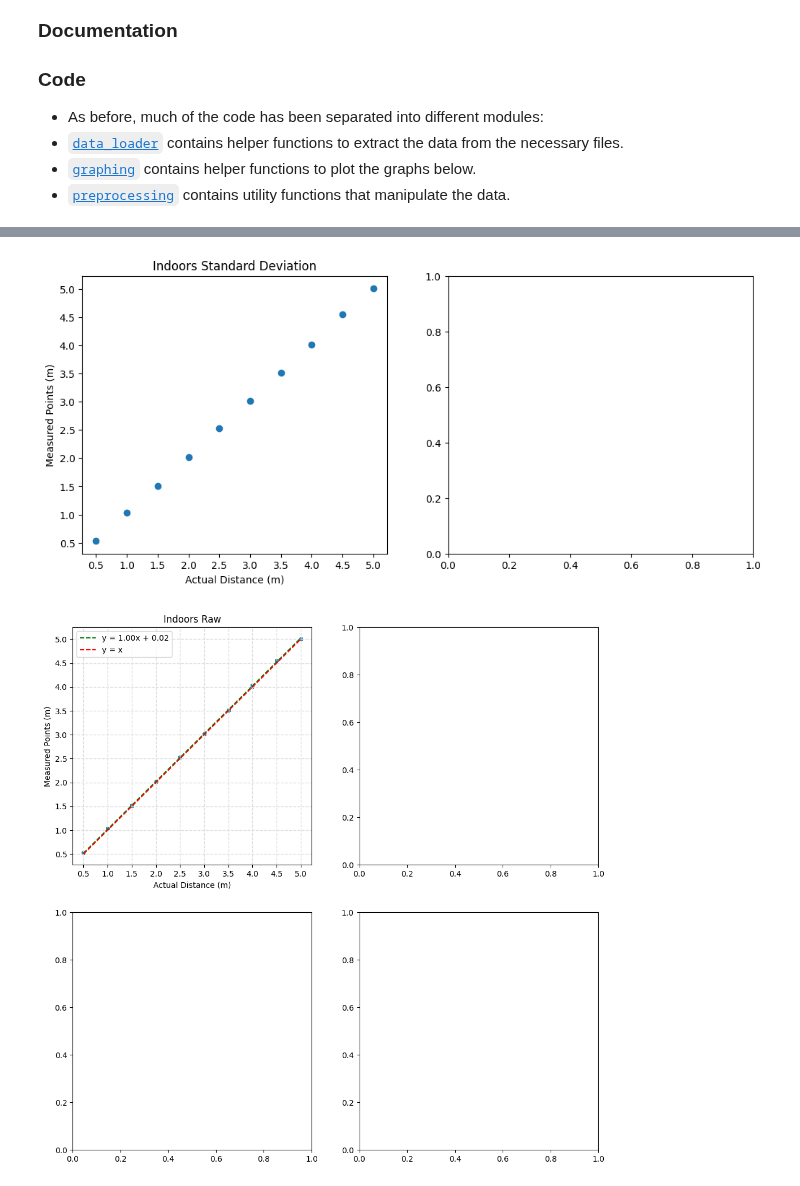
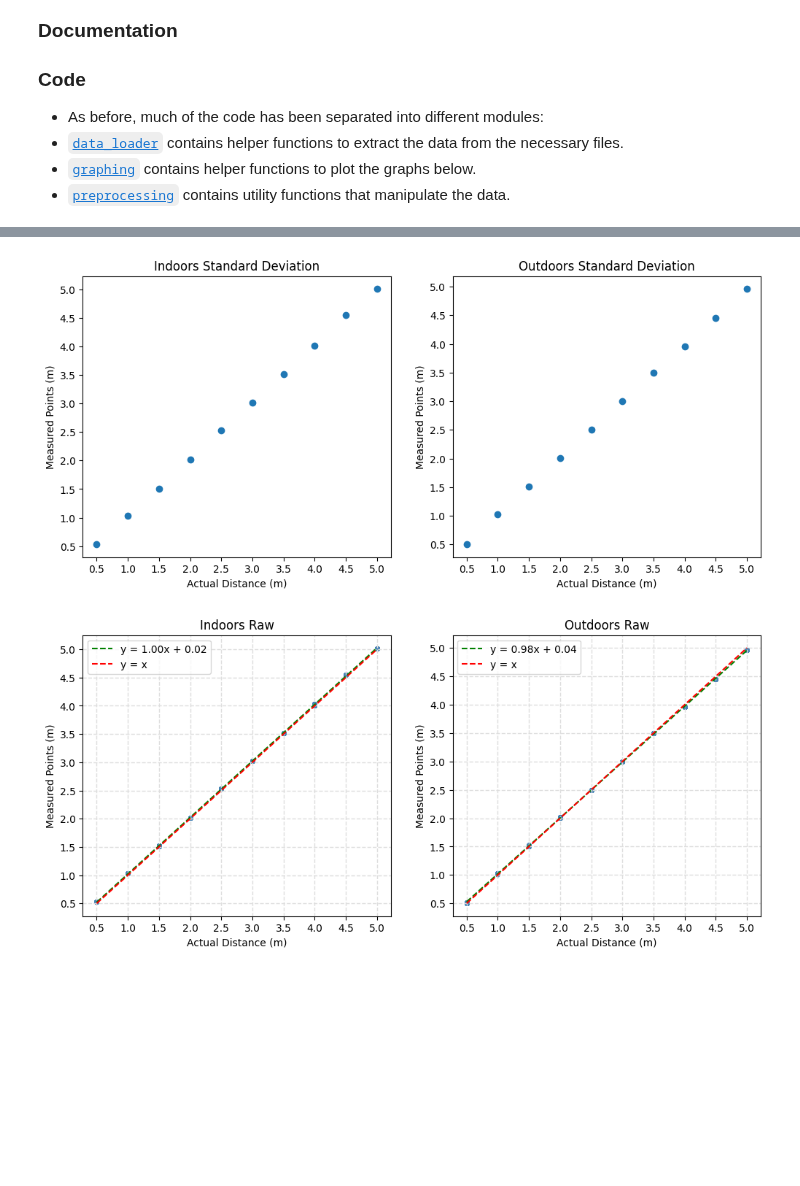
Before and after one commit to wuihee/cycling-safety-analysis, a Jupyter notebook: data_analysis/Laser_Basic_Tests.ipynb, the cells around one changed output, grey strips where cells are left out. Drawn from its saved outputs; the diff is of its cells as text; code cells hidden in the pictures; blank space fills up the shorter version.

Commit message:
Updated data analysis

```diff
--- a/data_analysis/Laser_Basic_Tests.ipynb
+++ b/data_analysis/Laser_Basic_Tests.ipynb
@@ -35,7 +35,14 @@ data_cleaner = DataCleaner()
 # %%
 ACTUAL_DISTANCES = [0.5 * i for i in range(1, 11)]
 INDOORS_DATA_PATH = pathlib.Path("./data/laser_basic_tests/indoors/")
+OUTDOORS_DATA_PATH = pathlib.Path("./data/laser_basic_tests/outdoors/")
 
 # I need to get a fixed number of points for each interval.
 indoors_raw_data = get_data_from_folder(INDOORS_DATA_PATH, get_laser_data_from_txt)
+outdoors_raw_data = get_data_from_folder(OUTDOORS_DATA_PATH, get_data_from_txt)
+
 indoors_raw_data = laser.replace_intervals_with_distance(indoors_raw_data)
+
+# Turn this into a function
+outdoors_raw_data = [distance_interval[1] for distance_interval in outdoors_raw_data]
+outdoors_raw_data = [[round(distance / 1000, 2) for distance in distance_interval if distance != -1] for distance_interval in outdoors_raw_data]
@@ -77,13 +78,16 @@ graphs.plot_scatter(axes[0], indoors_raw_data, title="Indoors Data")
 # %%
 indoors_std = get_standard_deviations(indoors_mean)
+outdoors_std = get_standard_deviations(outdoors_mean)
 
 fig, axes = plt.subplots(1, 2, figsize=(12, 5))
 graphs.plot_std_errorbar(axes[0], indoors_mean, indoors_std, title="Indoors Standard Deviation")
+graphs.plot_std_errorbar(axes[1], outdoors_mean, outdoors_std, title="Outdoors Standard Deviation")
 # %% [output]
-[figure, old version]
+[figure, new version]
 # %%
-fig, axes = plt.subplots(2, 2, figsize=(12, 12))
+fig, axes = plt.subplots(1, 2, figsize=(12, 5))
 
-graphs.plot_best_fit_scatter(axes[0][0], indoors_raw_data, "Indoors Raw")
+graphs.plot_best_fit_scatter(axes[0], indoors_raw_data, "Indoors Raw")
+graphs.plot_best_fit_scatter(axes[1], outdoors_raw_data, "Outdoors Raw")
 # %% [output]
-[figure, old version]
+[figure, new version]
```
Also changed, not shown: parts of 5 cells of this notebook, 2 other files.
